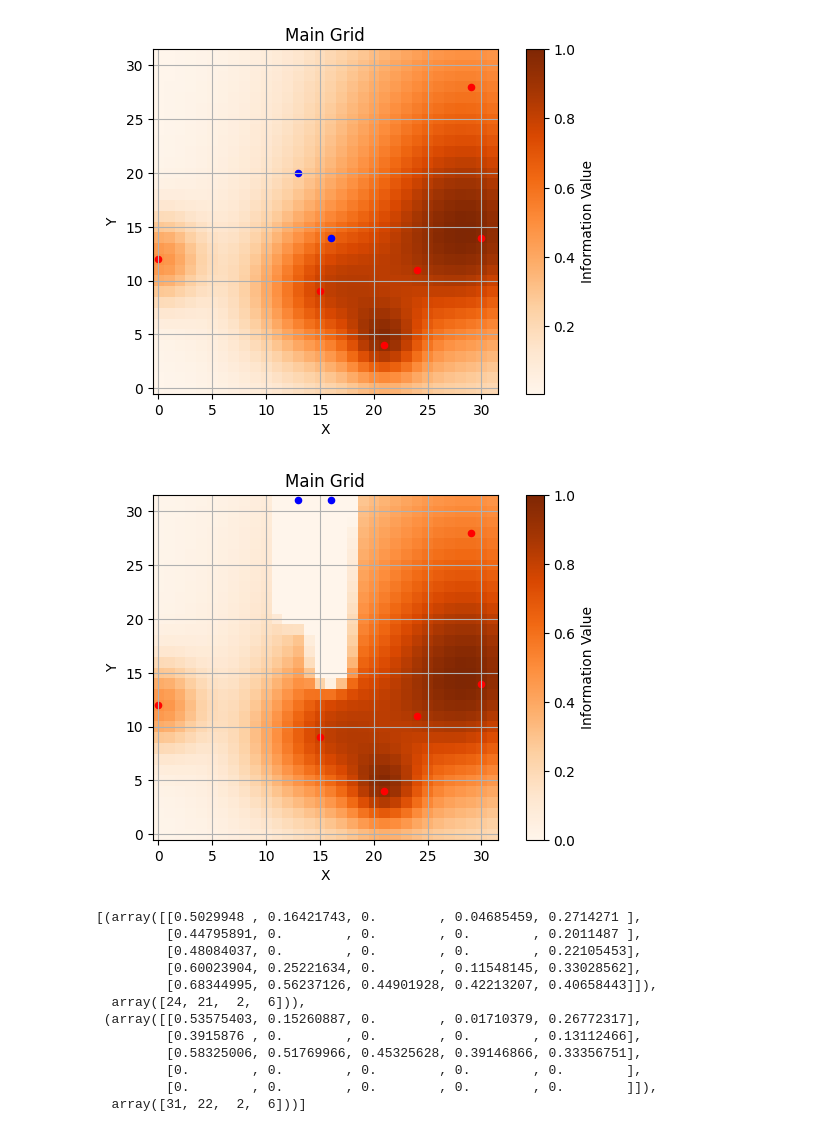
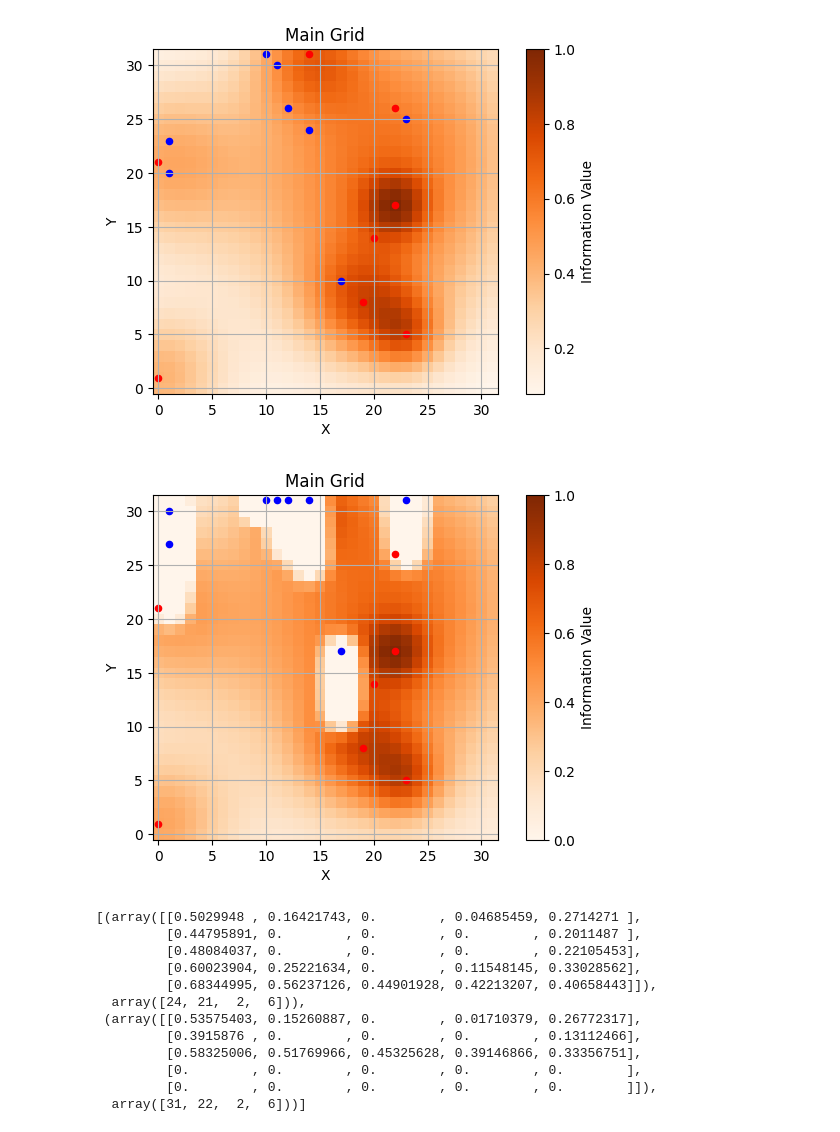
Before and after one commit to KishorKumar37/546-RL-Project, a Jupyter notebook: Grid Enviornment.ipynb, the cells around one changed output. Saved outputs shown, nothing was run; the diff lists cells and outputs as text; code cells hidden in the pictures.

```diff
--- a/Grid Enviornment.ipynb
+++ b/Grid Enviornment.ipynb
@@ -65,7 +65,7 @@ class GymnasiumEnv(gym.Env):
                 rewards[agent_id] = np.sum(temp - self.info_grid)
                 dones[agent_id] = True
                 self.targets.remove(new_pos)
-                self.agent_grid[agent_id][new_pos] = 1
+                self.agent_grid[agent_id][new_pos[0], new_pos[1]] = 1  # Update agent grid at new position
 
                 # Share and update agent_grid with other agents if mutual target positions exist
                 for other_agent_id in range(self.num_agents):
@@ -94,12 +94,10 @@ class GymnasiumEnv(gym.Env):
         self.info_grid /= self.info_grid.max()
 
     def get_agent_views(self, agent_id):
-        # agent_views = []
-        for i in range(self.num_agents):
-            if i == agent_id:
-                view = np.zeros((self.obs_size, self.obs_size))
-                view[self.obs_size // 2, self.obs_size // 2] = 1  # Mark agent's position
-                # agent_views.append(view)
+        view = np.zeros((self.info_grid_size, self.info_grid_size))  # Adjust size to match info_grid_size
+        x, y = self.agent_pos[agent_id]
+        window = self.info_grid[x - 2:x + 3, y - 2:y + 3]
+        view[x - 2:x + 3, y - 2:y + 3] = window  # Update view with window from info_grid
         return view
 
     def update_agent_position(self, x, y, action):
@@ -133,41 +131,41 @@ class GymnasiumEnv(gym.Env):
             self.info_grid[target] = 2  # Mark targets with 2
         self.generate_gaussians()  # Generate Gaussian distributions around targets
         for i in range(self.num_agents):
             self.agent_grid[i] = self.get_agent_views(i)
         self.step_counter = 0
         return self.info_grid, self.agent_grid
 
     def render(self, mode='human'):
         plt.figure(figsize=(12, 8))
         plt.subplot(2, 2, 1)
         plt.imshow(self.info_grid, cmap='Oranges', origin='lower')
         plt.colorbar(label='Information Value')
         plt.title('Main Grid')
         plt.xlabel('X')
         plt.ylabel('Y')
         plt.grid(visible=True, which="major")
 
         # Plot targets
         for target in self.targets:
             plt.scatter(target[0], target[1], c='r', marker='o', s=20)
 
         for agent in self.agent_pos:
             plt.scatter(agent[0], agent[1], c='b', marker='o', s=20)
 
         plt.tight_layout()
         plt.show()
 
-env = GymnasiumEnv(grid_size=32, obs_size=5, num_agents=2, num_targets=6)
+env = GymnasiumEnv(grid_size=32, obs_size=5, num_agents=8, num_targets=8)
 grid, agent_views = env.reset()
 env.render()
 # %% [output]
-[figure, old version]
+[figure, new version]
 # %%
-actions = [1, 1]  # List of actions
+actions = [1] * 8  # List of actions
 next_state, rewards, dones, _ = env.step(actions)
 env.render()
 # %% [output]
-[figure, old version]
+[figure, new version]
 # %%
 # %% [output]
 [(array([[0.5029948 , 0.16421743, 0.        , 0.04685459, 0.2714271 ],
```
